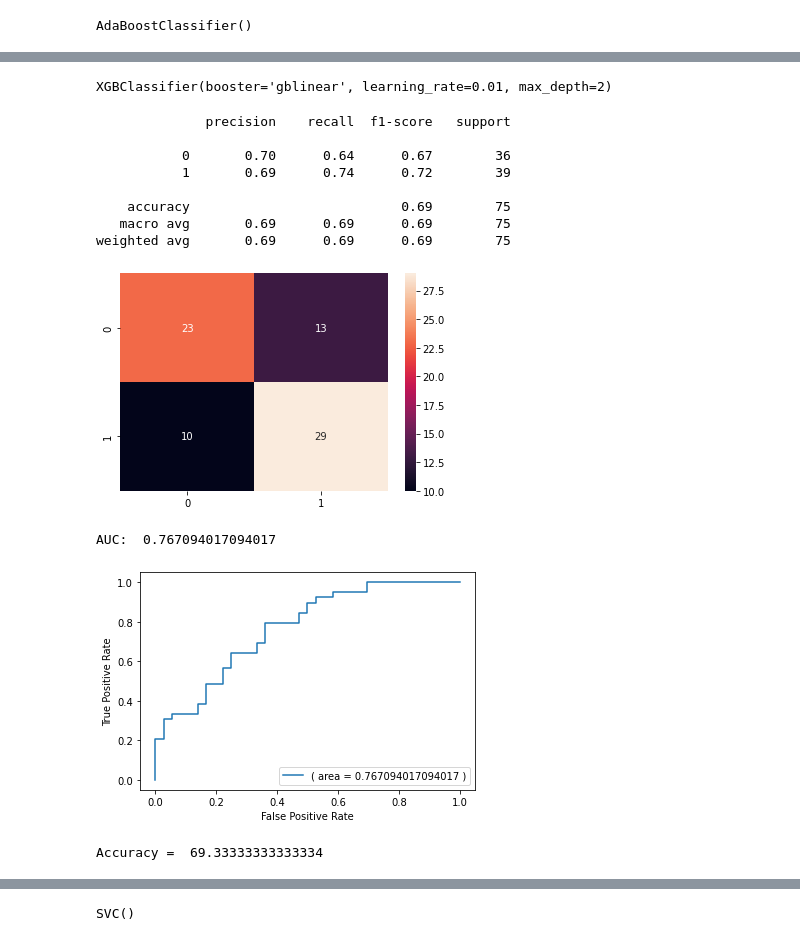
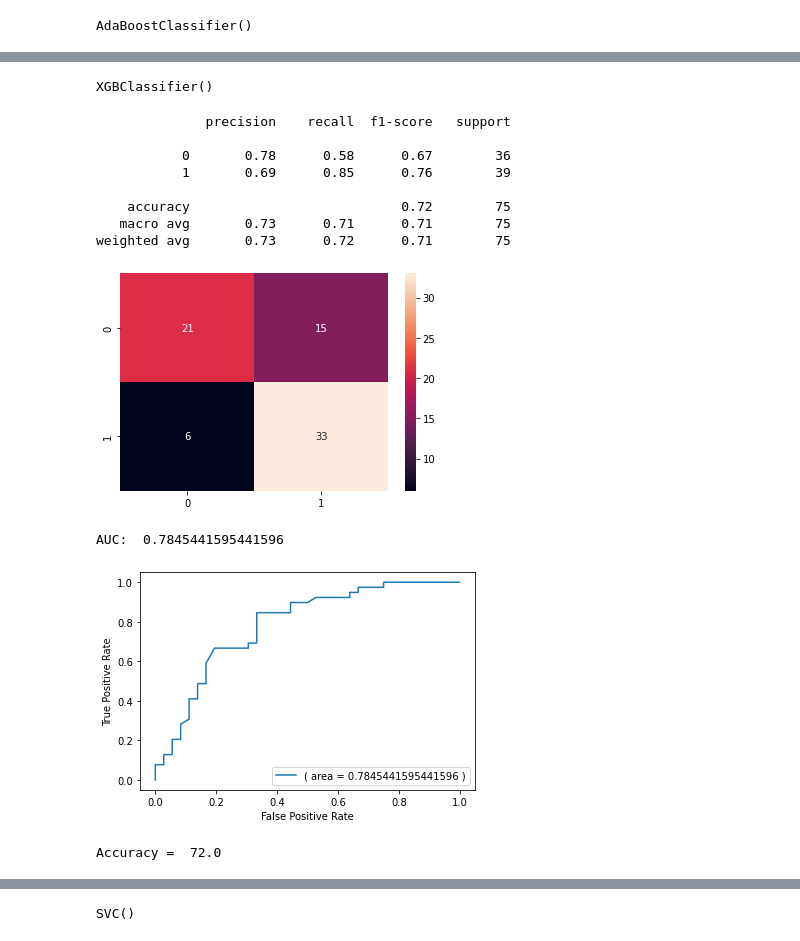
Before and after one commit to Thasneem-vazim/Depression-detection-30-features-with-collected-dataset-, a Jupyter notebook: Using_Select_K_Best.ipynb, the cells around one changed output, grey strips where cells are left out. Saved outputs shown, nothing was run; the diff lists cells and outputs as text; code cells hidden in the pictures.

```diff
--- a/Using_Select_K_Best.ipynb
+++ b/Using_Select_K_Best.ipynb
@@ -404,15 +404,9 @@ Accuracy =  73.33333333333333
-# %%
-import xgboost as xgb
-XGBoostClassification=xgb.XGBClassifier(base_score=0.5, booster='gblinear', colsample_bylevel=1,
-              colsample_bynode=1, colsample_bytree=1, gamma=0,
-              learning_rate=0.01, max_delta_step=0, max_depth=2,
-              min_child_weight=1, missing=None, n_estimators=100, n_jobs=1,
-              nthread=None, objective='binary:logistic', random_state=0,
-              reg_alpha=0, reg_lambda=1, scale_pos_weight=1, seed=None,
-              silent=None, subsample=1, verbosity=1)
-XGBoostClassification.fit(X_trainSelectedFeatureAfterSMOTE,y_train)
-# %% [output]
-XGBClassifier(booster='gblinear', learning_rate=0.01, max_depth=2)
+# %%
+import xgboost as xgb
+XGBoostClassification=xgb.XGBClassifier()
+XGBoostClassification.fit(X_trainSelectedFeatureAfterSMOTE,y_train)
+# %% [output]
+XGBClassifier()
 # %%
 y_predictionXgBoost=XGBoostClassification.predict(X_testSelectedFeature)
 # %%
@@ -425,32 +419,32 @@ print(classification_report(y_test,y_predict_test))
 # %% [output]
               precision    recall  f1-score   support
 
-           0       0.70      0.64      0.67        36
-           1       0.69      0.74      0.72        39
+           0       0.78      0.58      0.67        36
+           1       0.69      0.85      0.76        39
 
-    accuracy                           0.69        75
-   macro avg       0.69      0.69      0.69        75
-weighted avg       0.69      0.69      0.69        75
+    accuracy                           0.72        75
+   macro avg       0.73      0.71      0.71        75
+weighted avg       0.73      0.72      0.71        75
-[figure, old version]
+[figure, new version]
 # %%
 y_predictionKNN_proba=XGBoostClassification.predict_proba(X_testSelectedFeature)[:,1]
 AUCKNN=metrics.roc_auc_score(y_test,y_predictionKNN_proba)
 print("AUC: ",AUCKNN)
-fprKNN, tprKNN, thresholds = metrics.roc_curve(y_test,y_predictionKNN_proba)
+fprXgB, tprXgB, thresholds = metrics.roc_curve(y_test,y_predictionKNN_proba)
 
-plt.plot(fprKNN,tprKNN,label="( area = "+str(AUCKNN)+" )")
+plt.plot(fprXgB,tprXgB,label="( area = "+str(AUCKNN)+" )")
 plt.xlabel('False Positive Rate')
 plt.ylabel('True Positive Rate')
 plt.legend(loc=4)
 plt.show()
 # %% [output]
-AUC:  0.767094017094017
+AUC:  0.7845441595441596
-[figure, old version]
+[figure, new version]
 # %%
 prediction=XGBoostClassification.predict(X_testSelectedFeature)
 print('Accuracy = ', metrics.accuracy_score(y_test, prediction)*100)
 # %% [output]
-Accuracy =  69.33333333333334
+Accuracy =  72.0
 # %%
 from sklearn.ensemble import BaggingClassifier
 from sklearn.neural_network import MLPClassifier
```
Also changed, not shown: parts of 27 cells of this notebook.
